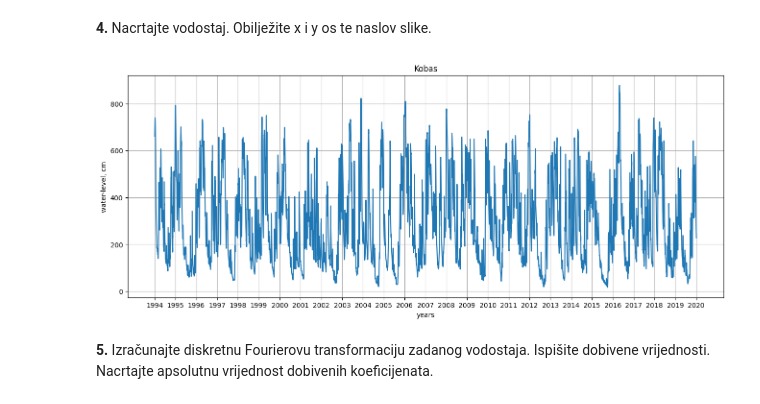
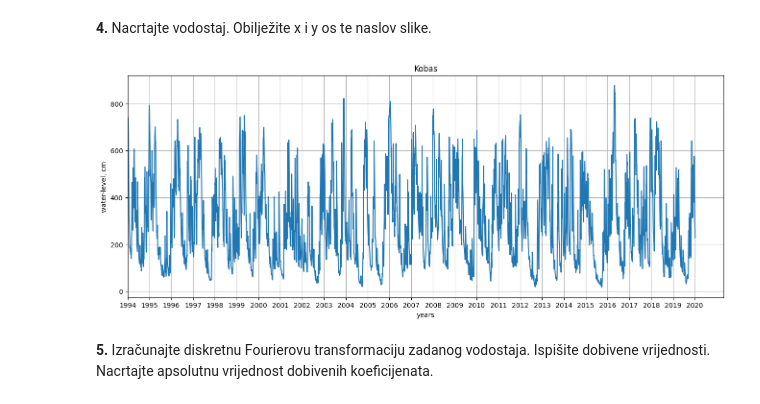
Before and after one commit to evucelic/Obrada-Informacija, a Jupyter notebook: hidrologija/1_HR_PrvaLabVjezba_OI.ipynb, the cells around one changed output. Saved outputs shown, nothing was run; the diff lists cells and outputs as text; code cells hidden in the pictures.

```diff
--- a/hidrologija/1_HR_PrvaLabVjezba_OI.ipynb
+++ b/hidrologija/1_HR_PrvaLabVjezba_OI.ipynb
@@ -24,6 +24,7 @@ Savjet: .mat datoteku učitajte sa svog Google Drivea (unutar mape Colab Noteboo
 # %%
 from scipy import io
 kobas_iz_matlaba=io.loadmat("3_OIkobas.mat")
+kobas = kobas_iz_matlaba['kobas'].flatten()
 print(kobas_iz_matlaba)
 # %% [output]
 {'__header__': b'MATLAB 5.0 MAT-file, Platform: MACI64, Created on: Sat Oct 10 13:46:29 2020', '__version__': '1.0', '__globals__': [], 'kobas': array([[661],
@@ -36,22 +37,22 @@ print(kobas_iz_matlaba)
 # %% [markdown]
 **3.**	Ispišite: broj dana za koje postoje podaci o vodostajima, srednju vrijednost vodostaja, standardnu devijaciju, minimalnu vrijednost, maksimalnu vrijednost te median.
 # %%
-broj_dana = kobas_iz_matlaba['kobas'].size # kobas je tipa numpy.ndarray
+broj_dana = kobas.size # kobas je tipa numpy.ndarray
 print(f"Broj dana: {broj_dana}")
 
-srednja_vrijednost_vodostaja = kobas_iz_matlaba['kobas'].mean()
+srednja_vrijednost_vodostaja = kobas.mean()
 print(f"Srednja vrijednost vodostaja: {srednja_vrijednost_vodostaja}")
 
-std_vodostaja = kobas_iz_matlaba['kobas'].std()
+std_vodostaja = kobas.std()
 print(f"Standardna devijacija vodostaja: {std_vodostaja}")
 
-min_vodostaja = kobas_iz_matlaba['kobas'].min()
+min_vodostaja = kobas.min()
 print(f"Minimalna vrijednost vodostaja: {min_vodostaja}")
 
-max_vodostaja = kobas_iz_matlaba['kobas'].max()
+max_vodostaja = kobas.max()
 print(f"Maksimalna vrijednost vodostaja: {max_vodostaja}")
 
-medijan_vodostaja = np.median(kobas_iz_matlaba['kobas'])
+medijan_vodostaja = np.median(kobas)
 print(f"Medijan vodostaja: {medijan_vodostaja}")
 # %% [output]
 Broj dana: 9496
@@ -65,22 +66,24 @@ Medijan vodostaja: 255.0
 # %%
 end_datum = '2020-10-10'
 start_datum = np.datetime64(end_datum) - np.timedelta64(broj_dana, 'D')
 
 datumi = np.arange(start_datum, np.datetime64(end_datum), dtype='datetime64[D]')
 
 plt.figure(figsize=(16,6))
-plt.plot(datumi, kobas_iz_matlaba['kobas'])
+plt.plot(datumi, kobas)
 plt.xlabel('years')
 plt.ylabel('water-level, cm')
 plt.title('Kobas')
 plt.grid(True)
+
+plt.xlim(start_datum)
 
 ax = plt.gca()
 plt.xticks([start_datum + np.timedelta64(i) for i in range(0, broj_dana, 365)])
 ax.xaxis.set_major_formatter(mdates.DateFormatter('%Y'))
 
 plt.show()
 # %% [output]
-[figure, old version]
+[figure, new version]
 # %% [markdown]
 **5.**	Izračunajte diskretnu Fourierovu transformaciju zadanog vodostaja. Ispišite dobivene vrijednosti. Nacrtajte apsolutnu vrijednost dobivenih koeficijenata.
```
Also changed, not shown: parts of 3 cells of this notebook.
